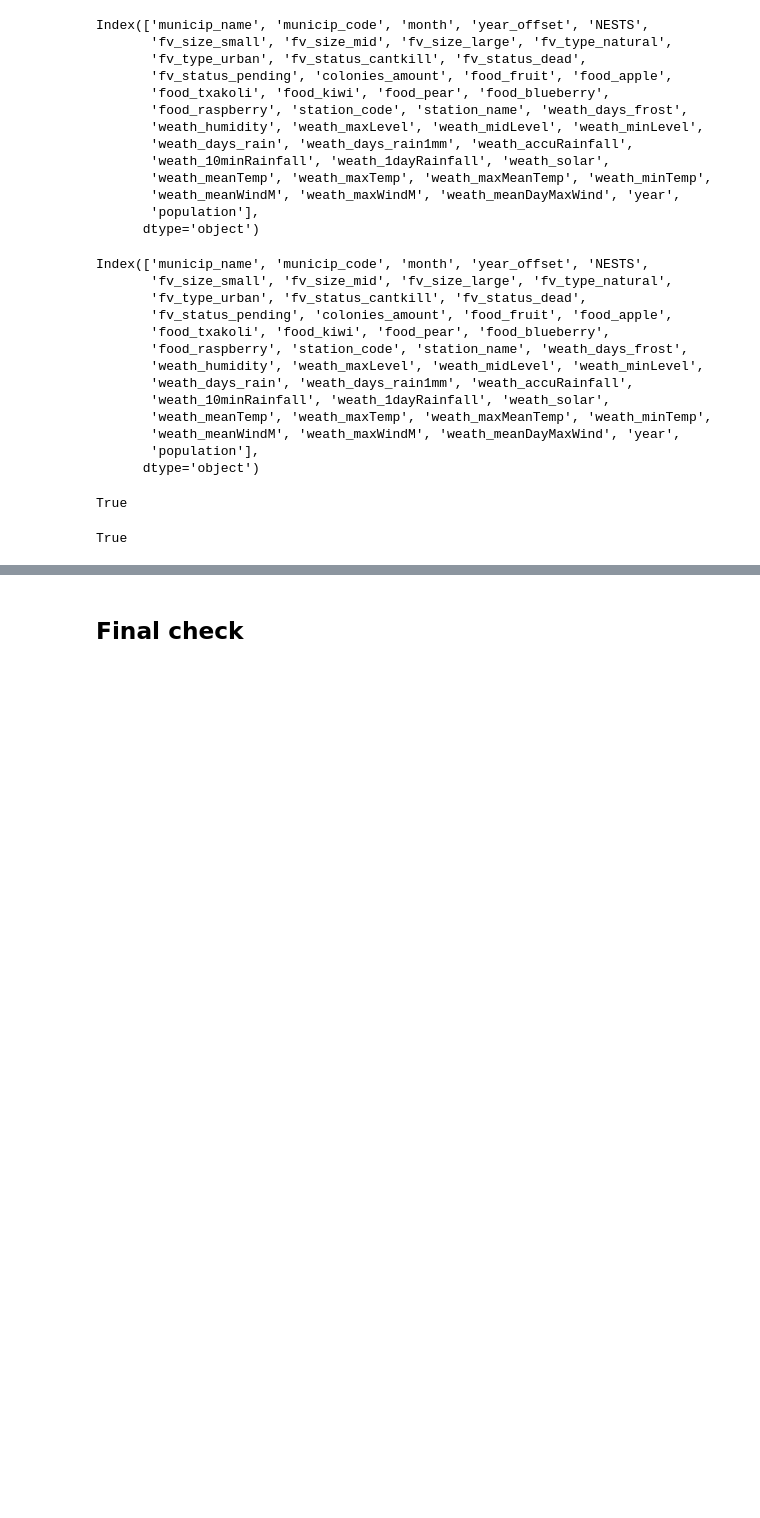
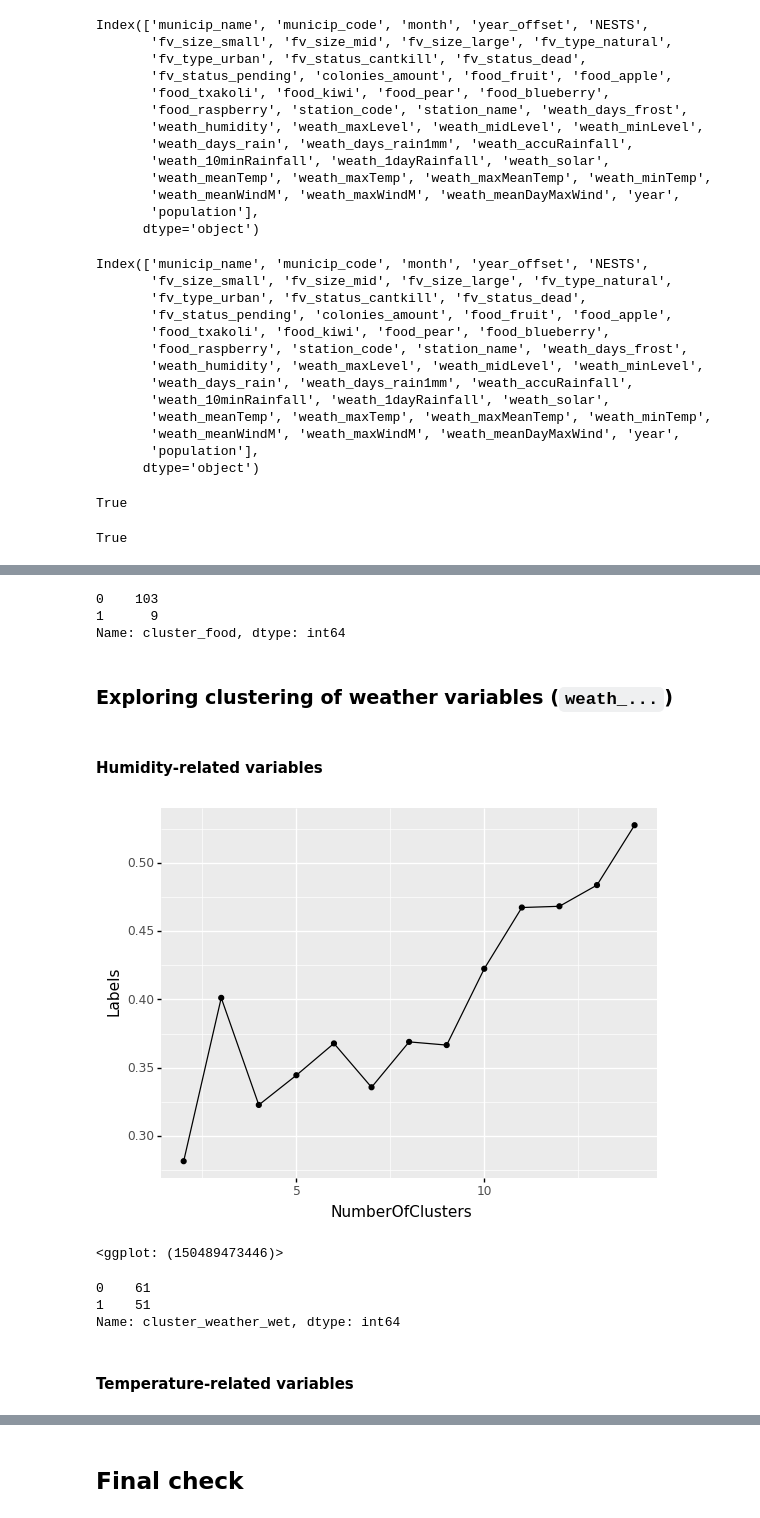
Before and after one commit to IEwaspbusters/KopuruVespaCompetitionIE, a Jupyter notebook: Competition_subs/2021-05-26_submit/Feeder_months/workerbee03_NESTS.ipynb, the cells around one changed output, grey strips where cells are left out. Saved outputs shown, nothing was run; the diff lists cells and outputs as text; code cells hidden in the pictures; blank space fills up the shorter version.

Commit message:
Clusters galore!

```diff
--- a/Competition_subs/2021-05-26_submit/Feeder_months/workerbee03_NESTS.ipynb
+++ b/Competition_subs/2021-05-26_submit/Feeder_months/workerbee03_NESTS.ipynb
@@ -599,0 +605,33 @@ all_the_queens_wasps_TRAIN['Cluster'] = pd.Series(modelLabels, index=all_the_que
+# %%
+clustersby_foodie = 2
+# %%
+foodieClusters = pd.DataFrame()
+foodieClusters['cluster_food'] = kmedias(clustersby_foodie, foodies)
+foodieClusters['cluster_food'].reset_index()
+foodieClusters['cluster_food'].value_counts()
+# %% [output]
+0    103
+1      9
+Name: cluster_food, dtype: int64
+# %%
+all_the_queens_wasps_TRAIN = pd.merge(all_the_queens_wasps_TRAIN, foodieClusters['cluster_food'], how = 'left', on= 'municip_code')
+all_the_queens_wasps_PREDICT = pd.merge(all_the_queens_wasps_PREDICT, foodieClusters['cluster_food'], how = 'left', on= 'municip_code')
+# %% [markdown]
+### Exploring clustering of weather variables (`weath_...`)
+# %% [markdown]
+#### Humidity-related variables
+# %%
+# scale the dataset using MinMaxScaler, the most common approach
+
+#scalators = ['weath_days_frost', 'weath_humidity', 'weath_maxLevel', 'weath_midLevel', 'weath_minLevel', 'weath_days_rain', 'weath_days_rain1mm', 'weath_accuRainfall', 'weath_10minRainfall', 'weath_1dayRainfall', 'weath_solar', 'weath_meanTemp', 'weath_maxTemp', 'weath_maxMeanTemp', 'weath_minTemp', 'weath_meanWindM', 'weath_maxWindM', 'weath_meanDayMaxWind']
+scalators_wet = ['municip_code', 'weath_days_frost', 'weath_humidity',  'weath_days_rain', 'weath_days_rain1mm', 'weath_accuRainfall', 'weath_10minRainfall', 'weath_1dayRainfall', 'weath_solar']
+
+weathercock_water = all_the_queens_wasps_TRAIN[scalators_wet].copy()
+weathercock_water.iloc[:,1:] = preprocessing.minmax_scale(weathercock_water.iloc[:,1:])
+# %%
+weathercock_water = weathercock_water.groupby(by='municip_code', as_index=True).mean()
+wetSilhouette = silueta(15, weathercock_water)
+ggplot(aes(x='NumberOfClusters', y='Labels'), wetSilhouette) + geom_line() + geom_point()
+# %% [output]
+[figure, added]
+<ggplot: (150489473446)>
@@ -599,0 +640,9 @@ all_the_queens_wasps_TRAIN['Cluster'] = pd.Series(modelLabels, index=all_the_que
+# %%
+weatherWetClusters = pd.DataFrame()
+weatherWetClusters['cluster_weather_wet'] = kmedias(clustersby_weather_humid, weathercock_water)
+weatherWetClusters['cluster_weather_wet'].reset_index()
+weatherWetClusters['cluster_weather_wet'].value_counts()
+# %% [output]
+0    61
+1    51
+Name: cluster_weather_wet, dtype: int64
@@ -599,0 +652,2 @@ all_the_queens_wasps_TRAIN['Cluster'] = pd.Series(modelLabels, index=all_the_que
+# %% [markdown]
+#### Temperature-related variables
```
Also changed, not shown: parts of 82 cells of this notebook, 1 other file.
